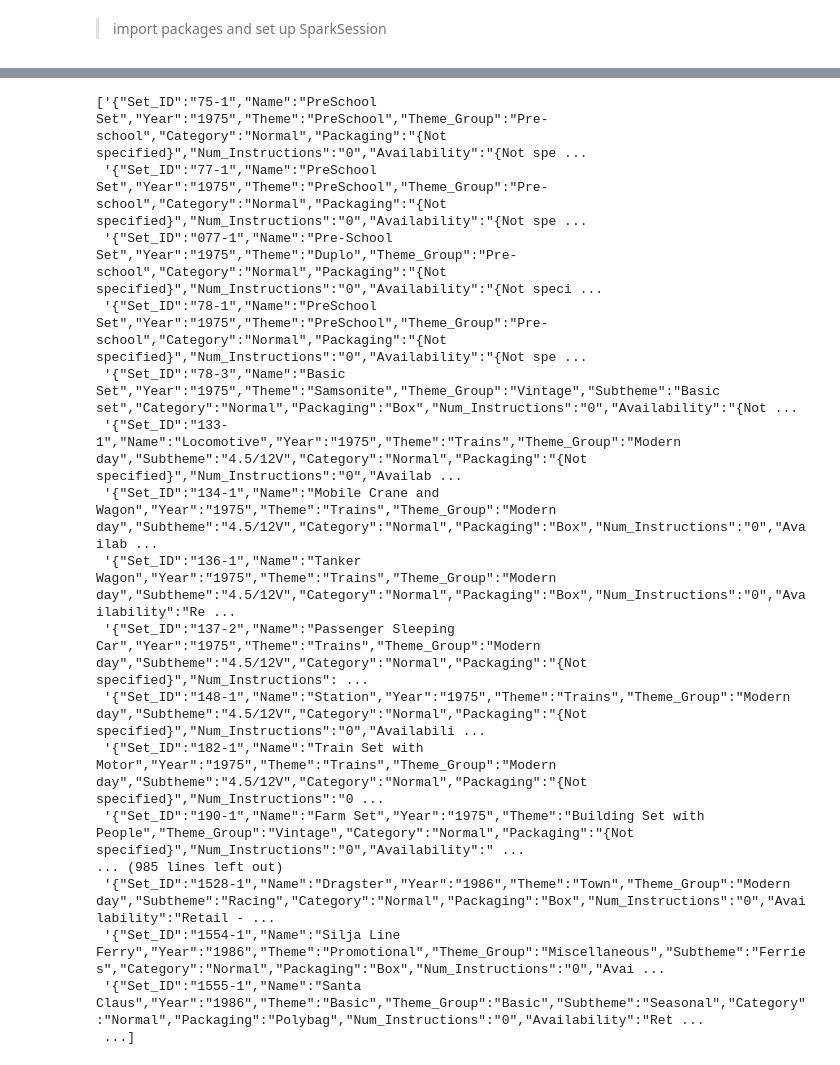
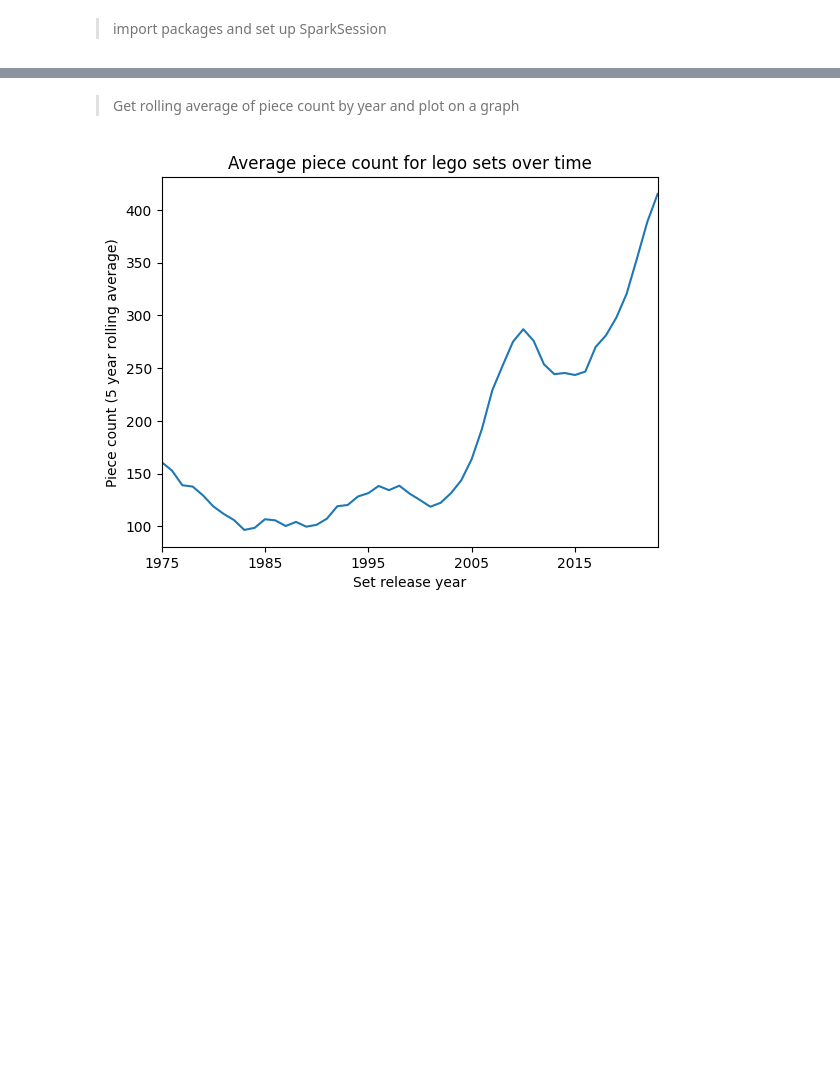
Before and after one commit to GuhCH/LEGO-data-analysis, a Jupyter notebook: notebook.ipynb, the cells around one changed output, grey strips where cells are left out. Drawn from its saved outputs; the diff is of its cells as text; code cells hidden in the pictures; blank space fills up the shorter version.

```diff
--- a/notebook.ipynb
+++ b/notebook.ipynb
@@ -44,20 +30,19 @@ only showing top 100 rows
-# %%
-df.toJSON().collect()
-# %% [output]
-['{"Set_ID":"75-1","Name":"PreSchool Set","Year":"1975","Theme":"PreSchool","Theme_Group":"Pre-school","Category":"Normal","Packaging":"{Not specified}","Num_Instructions":"0","Availability":"{Not spe ...
- '{"Set_ID":"77-1","Name":"PreSchool Set","Year":"1975","Theme":"PreSchool","Theme_Group":"Pre-school","Category":"Normal","Packaging":"{Not specified}","Num_Instructions":"0","Availability":"{Not spe ...
- '{"Set_ID":"077-1","Name":"Pre-School Set","Year":"1975","Theme":"Duplo","Theme_Group":"Pre-school","Category":"Normal","Packaging":"{Not specified}","Num_Instructions":"0","Availability":"{Not speci ...
- '{"Set_ID":"78-1","Name":"PreSchool Set","Year":"1975","Theme":"PreSchool","Theme_Group":"Pre-school","Category":"Normal","Packaging":"{Not specified}","Num_Instructions":"0","Availability":"{Not spe ...
- '{"Set_ID":"78-3","Name":"Basic Set","Year":"1975","Theme":"Samsonite","Theme_Group":"Vintage","Subtheme":"Basic set","Category":"Normal","Packaging":"Box","Num_Instructions":"0","Availability":"{Not ...
- '{"Set_ID":"133-1","Name":"Locomotive","Year":"1975","Theme":"Trains","Theme_Group":"Modern day","Subtheme":"4.5/12V","Category":"Normal","Packaging":"{Not specified}","Num_Instructions":"0","Availab ...
- '{"Set_ID":"134-1","Name":"Mobile Crane and Wagon","Year":"1975","Theme":"Trains","Theme_Group":"Modern day","Subtheme":"4.5/12V","Category":"Normal","Packaging":"Box","Num_Instructions":"0","Availab ...
- '{"Set_ID":"136-1","Name":"Tanker Wagon","Year":"1975","Theme":"Trains","Theme_Group":"Modern day","Subtheme":"4.5/12V","Category":"Normal","Packaging":"Box","Num_Instructions":"0","Availability":"Re ...
- '{"Set_ID":"137-2","Name":"Passenger Sleeping Car","Year":"1975","Theme":"Trains","Theme_Group":"Modern day","Subtheme":"4.5/12V","Category":"Normal","Packaging":"{Not specified}","Num_Instructions": ...
- '{"Set_ID":"148-1","Name":"Station","Year":"1975","Theme":"Trains","Theme_Group":"Modern day","Subtheme":"4.5/12V","Category":"Normal","Packaging":"{Not specified}","Num_Instructions":"0","Availabili ...
- '{"Set_ID":"182-1","Name":"Train Set with Motor","Year":"1975","Theme":"Trains","Theme_Group":"Modern day","Subtheme":"4.5/12V","Category":"Normal","Packaging":"{Not specified}","Num_Instructions":"0 ...
- '{"Set_ID":"190-1","Name":"Farm Set","Year":"1975","Theme":"Building Set with People","Theme_Group":"Vintage","Category":"Normal","Packaging":"{Not specified}","Num_Instructions":"0","Availability":" ...
-... (985 lines left out)
- '{"Set_ID":"1528-1","Name":"Dragster","Year":"1986","Theme":"Town","Theme_Group":"Modern day","Subtheme":"Racing","Category":"Normal","Packaging":"Box","Num_Instructions":"0","Availability":"Retail - ...
- '{"Set_ID":"1554-1","Name":"Silja Line Ferry","Year":"1986","Theme":"Promotional","Theme_Group":"Miscellaneous","Subtheme":"Ferries","Category":"Normal","Packaging":"Box","Num_Instructions":"0","Avai ...
- '{"Set_ID":"1555-1","Name":"Santa Claus","Year":"1986","Theme":"Basic","Theme_Group":"Basic","Subtheme":"Seasonal","Category":"Normal","Packaging":"Polybag","Num_Instructions":"0","Availability":"Ret ...
- ...]
+# %% [markdown]
+>Get rolling average of piece count by year and plot on a graph
+# %%
+timeRange = 5 #set time range for rolling average in years
+
+W = Window().orderBy(df.Year.cast('int')).rangeBetween(-timeRange+1,0)
+dfRA = df.withColumn('roll', F.avg("Pieces").over(W)) \
+    .select('Year', F.round('roll',2).alias('Rolling_AVG')) \
+    .distinct()
+# %%
+xMin = int(dfRA.agg({"Year": "min"}).collect()[0][0])
+xMax = int(df.agg({"Year": "max"}).collect()[0][0])
+ax = dfRA.toPandas().plot(kind='line',x='Year',y='Rolling_AVG', legend=None, \
+                    xlabel='Set release year', \
+                    ylabel=f'Piece count ({timeRange} year rolling average)', \
+                    title='Average piece count for lego sets over time', \
+                    xlim=(0,xMax-xMin))
+# %% [output]
+[figure, added]
```
Also changed, not shown: parts of 4 cells of this notebook, 1 other file.
